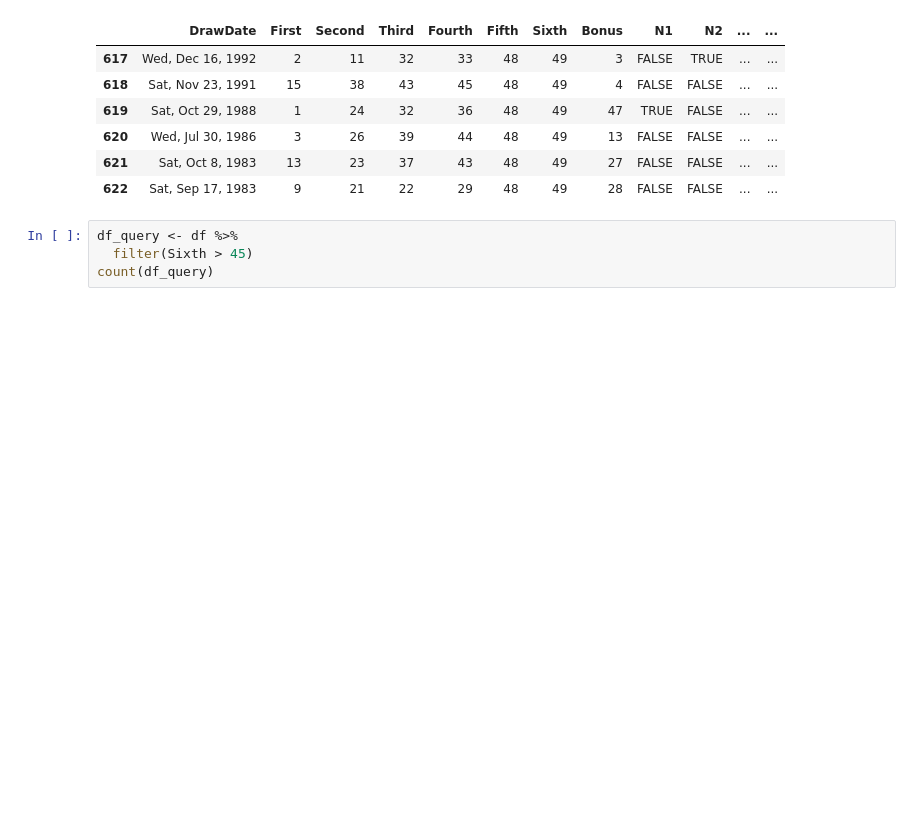
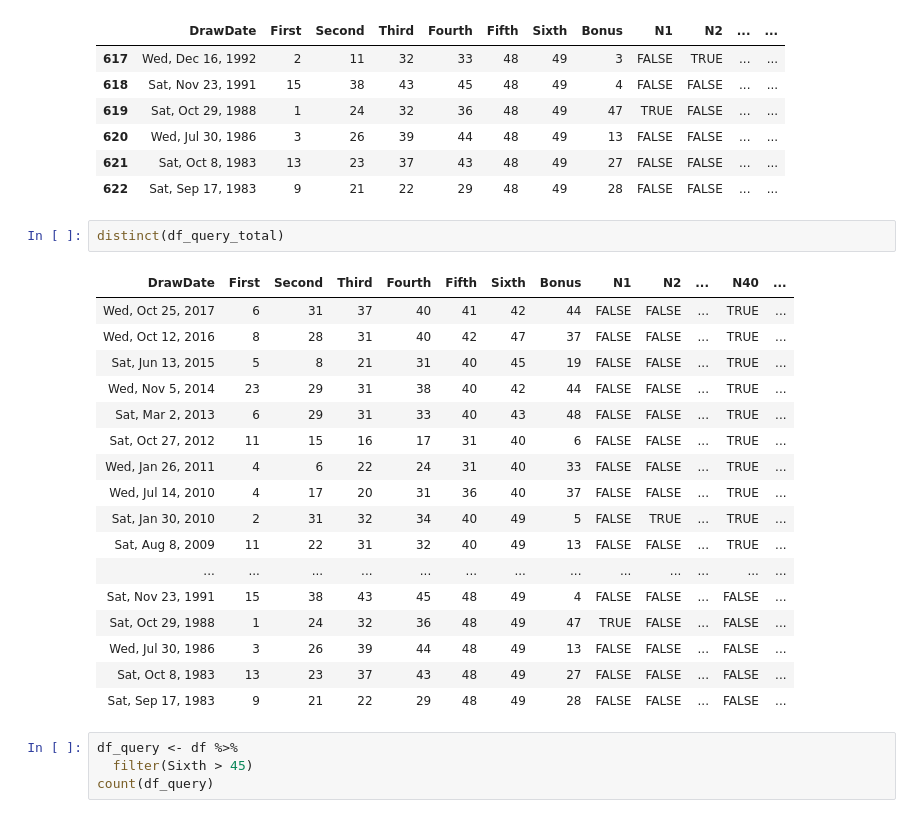
Before and after one commit to tarjin/SpecialProjectsInR, a Jupyter notebook: Lotto649Analysis.ipynb, the cells around one changed output. Drawn from its saved outputs; the diff is of its cells as text; blank space fills up the shorter version.

```diff
--- a/Lotto649Analysis.ipynb
+++ b/Lotto649Analysis.ipynb
@@ -367,6 +367,26 @@ tail(distinct(df_query_total))
 | 620 | Wed, Jul 30, 1986 | 3 | 26 | 39 | 44 | 48 | 49 | 13 | FALSE | FALSE | ... | ... |
 | 621 | Sat, Oct 8, 1983 | 13 | 23 | 37 | 43 | 48 | 49 | 27 | FALSE | FALSE | ... | ... |
 | 622 | Sat, Sep 17, 1983 | 9 | 21 | 22 | 29 | 48 | 49 | 28 | FALSE | FALSE | ... | ... |
+# %%
+distinct(df_query_total)
+# %% [output]
+| DrawDate | First | Second | Third | Fourth | Fifth | Sixth | Bonus | N1 | N2 | ... | N40 | ... |
+| Wed, Oct 25, 2017 | 6 | 31 | 37 | 40 | 41 | 42 | 44 | FALSE | FALSE | ... | TRUE | ... |
+| Wed, Oct 12, 2016 | 8 | 28 | 31 | 40 | 42 | 47 | 37 | FALSE | FALSE | ... | TRUE | ... |
+| Sat, Jun 13, 2015 | 5 | 8 | 21 | 31 | 40 | 45 | 19 | FALSE | FALSE | ... | TRUE | ... |
+| Wed, Nov 5, 2014 | 23 | 29 | 31 | 38 | 40 | 42 | 44 | FALSE | FALSE | ... | TRUE | ... |
+| Sat, Mar 2, 2013 | 6 | 29 | 31 | 33 | 40 | 43 | 48 | FALSE | FALSE | ... | TRUE | ... |
+| Sat, Oct 27, 2012 | 11 | 15 | 16 | 17 | 31 | 40 | 6 | FALSE | FALSE | ... | TRUE | ... |
+| Wed, Jan 26, 2011 | 4 | 6 | 22 | 24 | 31 | 40 | 33 | FALSE | FALSE | ... | TRUE | ... |
+| Wed, Jul 14, 2010 | 4 | 17 | 20 | 31 | 36 | 40 | 37 | FALSE | FALSE | ... | TRUE | ... |
+| Sat, Jan 30, 2010 | 2 | 31 | 32 | 34 | 40 | 49 | 5 | FALSE | TRUE | ... | TRUE | ... |
+| Sat, Aug 8, 2009 | 11 | 22 | 31 | 32 | 40 | 49 | 13 | FALSE | FALSE | ... | TRUE | ... |
+| ... | ... | ... | ... | ... | ... | ... | ... | ... | ... | ... | ... | ... |
+| Sat, Nov 23, 1991 | 15 | 38 | 43 | 45 | 48 | 49 | 4 | FALSE | FALSE | ... | FALSE | ... |
+| Sat, Oct 29, 1988 | 1 | 24 | 32 | 36 | 48 | 49 | 47 | TRUE | FALSE | ... | FALSE | ... |
+| Wed, Jul 30, 1986 | 3 | 26 | 39 | 44 | 48 | 49 | 13 | FALSE | FALSE | ... | FALSE | ... |
+| Sat, Oct 8, 1983 | 13 | 23 | 37 | 43 | 48 | 49 | 27 | FALSE | FALSE | ... | FALSE | ... |
+| Sat, Sep 17, 1983 | 9 | 21 | 22 | 29 | 48 | 49 | 28 | FALSE | FALSE | ... | FALSE | ... |
 # %%
 df_query <- df %>%
   filter(Sixth > 45)
```
Also changed, not shown: parts of 2 cells of this notebook.
